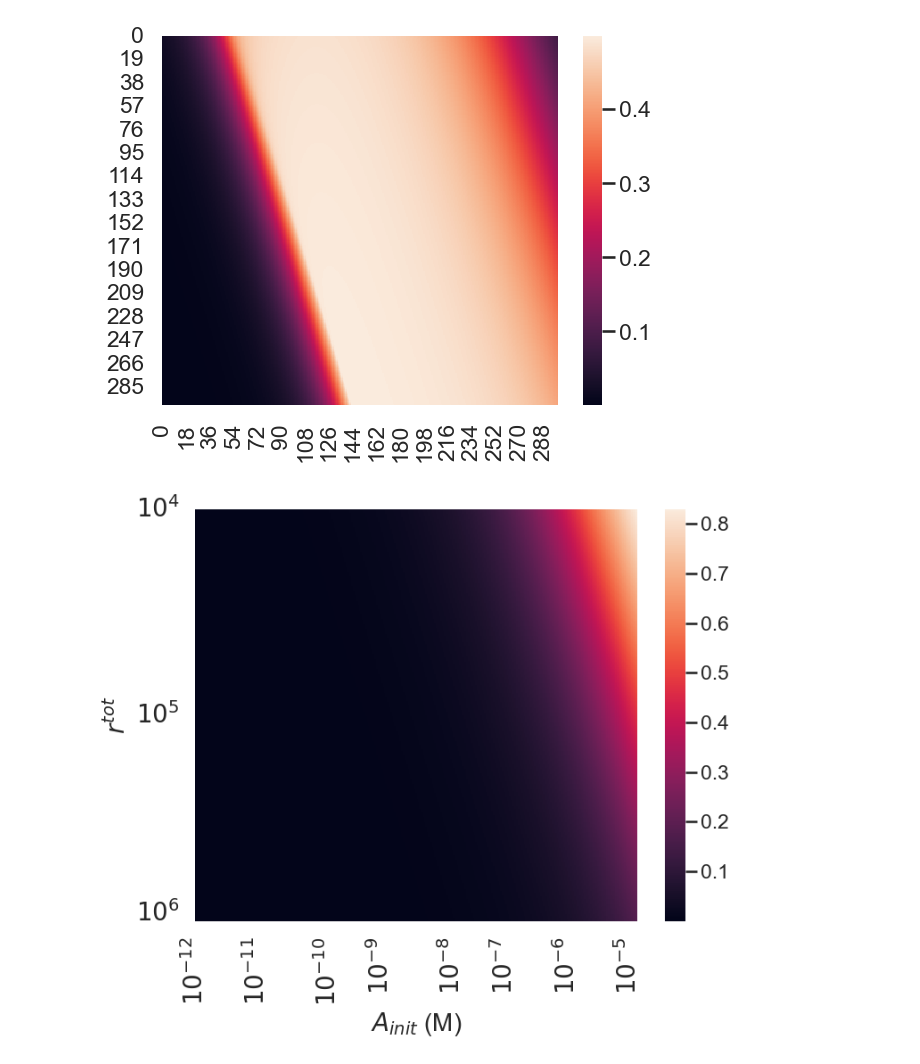
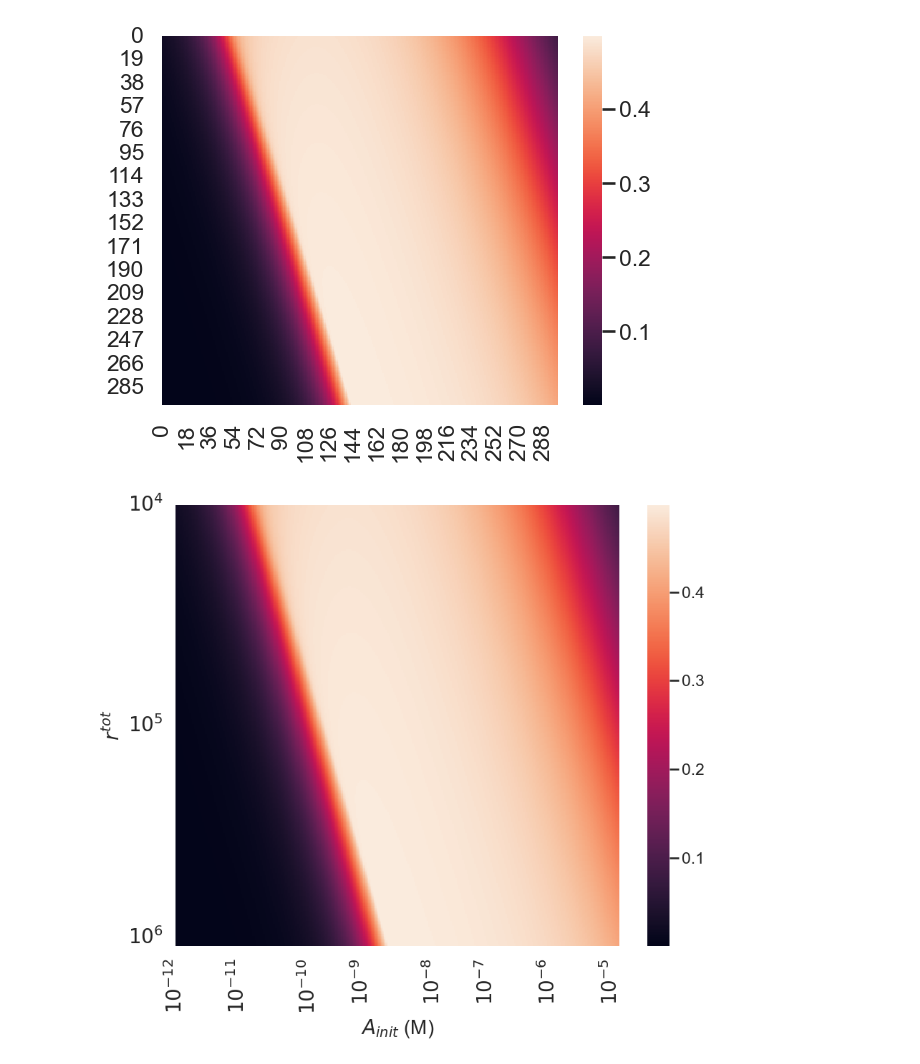
Before and after one commit to lukedtc/ADCC-Project, a Jupyter notebook: Corrected_model/steady_state_workings.ipynb, the cells around one changed output. Saved outputs shown, nothing was run; the diff lists cells and outputs as text; code cells hidden in the pictures.

Commit message:
figure update

```diff
--- a/Corrected_model/steady_state_workings.ipynb
+++ b/Corrected_model/steady_state_workings.ipynb
@@ -40,16 +40,15 @@ def model_S_dimensionless(t, z, alpha1, alpha2, beta):
 # %%
 sns.set_theme()
 sns.set_context('talk')
-z = solve_ivp(model_S_dimensionless, tspan, z0, method='Radau', t_eval=t, args = (1, 1e4, 1e4))
+z = solve_ivp(model_S_dimensionless, tspan, z0, method='Radau', t_eval=t, args = (1, 1e4, 1e-2))
 A1 = z.y[0]
 A2 = z.y[1]
-plt.plot(t, A1, c='green', label=r'$A_1$')
-plt.plot(t, A2, c='purple', label=r'$A_2$')
-plt.plot(t, A1 + A2, c='red', label=r'$W=A_1+A_2$', linestyle='dashed')
-plt.xscale('log')
-plt.yticks(fontsize=20)
-plt.xticks(fontsize=20)
-plt.legend(loc='best', fontsize=20)
-plt.xlabel(r'log($\tau$)', fontsize=20)
-plt.savefig('/Users/lukeheirene/ADCC-Project/Figures/sim_beta_1e4.png')
+fig, ax = plt.subplots(figsize=(10, 8))
+ax.plot(t, A1, c='green', label=r'$A_1$')
+ax.plot(t, A2, c='purple', label=r'$A_2$')
+ax.plot(t, A1 + A2, c='red', label=r'$W=A_1+A_2$', linestyle='dashed')
+ax.set_xscale('log')
+ax.legend(loc='best', fontsize=20)
+ax.set_xlabel(r'log($\tau$)', fontsize=20)
+plt.savefig('/Users/lukeheirene/ADCC-Project/Figures/sim_beta_1e-2.png')
 # %% [output]
@@ -366,16 +365,16 @@ print(rtots)
   954845.51027823  969665.78931455  984716.09579338 1000000.        ]
 [figure]
 # %%
-fig, ax = plt.subplots(figsize=(8, 6))
-line = sns.heatmap(Y, xticklabels=True, yticklabels=True, ax=ax)
+fig, ax = plt.subplots(figsize=(10, 8))
+line = sns.heatmap(Y1, xticklabels=True, yticklabels=True, ax=ax)
 #ax = sns.heatmap(Y[0,:,:], xticklabels=True, yticklabels=True, ax=ax)
 ax.set_xticks([0, 7*6, 15*6, 21*6, 29*6, 35*6, 42*6, 49*6])
 ax.set_yticks([0, 25*6, 49*6])
 #ax.set_yticklabels([10, r'$10^2$', r'$10^3$', r'$10^4$', r'$10^5$'])
 ax.set_yticklabels([r'$10^{4}$', r'$10^{5}$', r'$10^{6}$'], fontsize=20)
 ax.set_xticklabels([r'$10^{-12}$', r'$10^{-11}$', r'$10^{-10}$', r'$10^{-9}$', r'$10^{-8}$', r'$10^{-7}$', r'$10^{-6}$', r'$10^{-5}$'], fontsize=20)
 ax.set_xlabel(r'$A_{init}$' + ' (M)', fontsize=20)
 ax.set_ylabel(r'$r^{tot}$', fontsize=20)
-#plt.savefig('/Users/lukeheirene/ADCC-Project/Figures/S_rtot_A1_heatmap.png')
+plt.savefig('/Users/lukeheirene/ADCC-Project/Figures/S_rtot_A2_heatmap.png')
 # %% [output]
-[figure, old version]
+[figure, new version]
```
Also changed, not shown: parts of 1 cell of this notebook, 4 other files.
